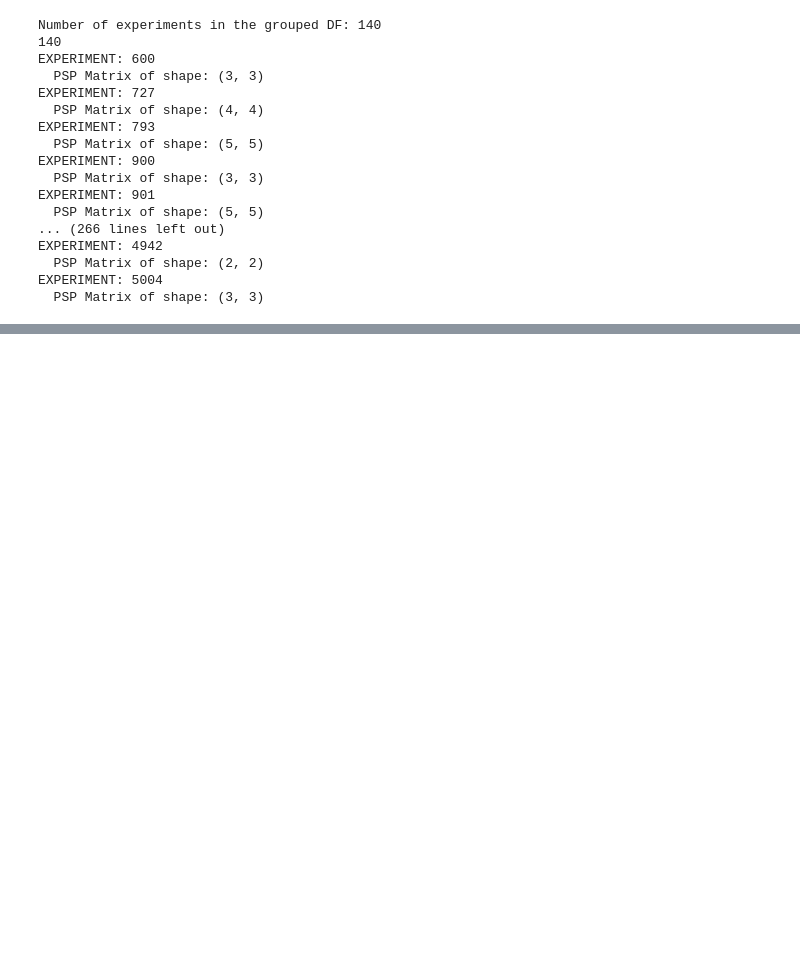
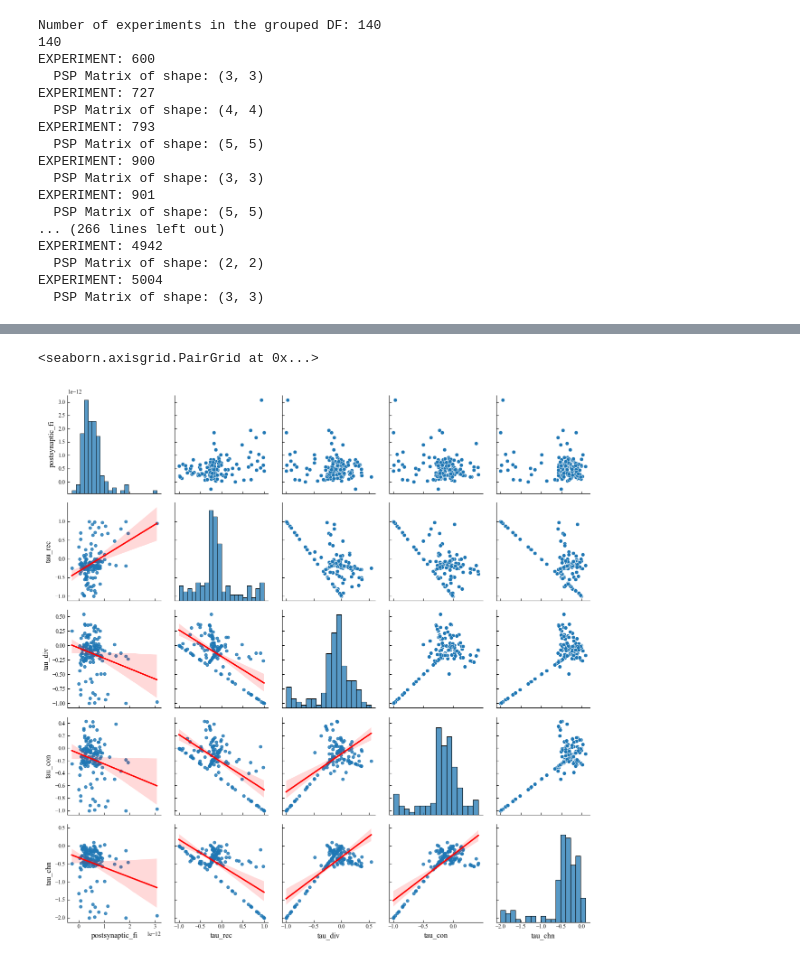
Before and after one commit to acevedomartina/HeterogeneousRNNs, a Jupyter notebook: data_analysis/motif_analysis.ipynb, the cells around one changed output, grey strips where cells are left out. Saved outputs shown, nothing was run; the diff lists cells and outputs as text; code cells hidden in the pictures; blank space fills up the shorter version.

```diff
--- a/data_analysis/motif_analysis.ipynb
+++ b/data_analysis/motif_analysis.ipynb
@@ -141,0 +474,10 @@ EXPERIMENT: 5004
+# %%
+import seaborn as sns
+
+g = sns.PairGrid(df[cols])
+g.map_upper(sns.scatterplot)
+g.map_lower(sns.regplot, scatter_kws={"s": 20}, line_kws={"color": "red"})
+g.map_diag(sns.histplot)
+# %% [output]
+<seaborn.axisgrid.PairGrid at 0x...>
+[figure, added]
```
Also changed, not shown: parts of 11 cells of this notebook.
